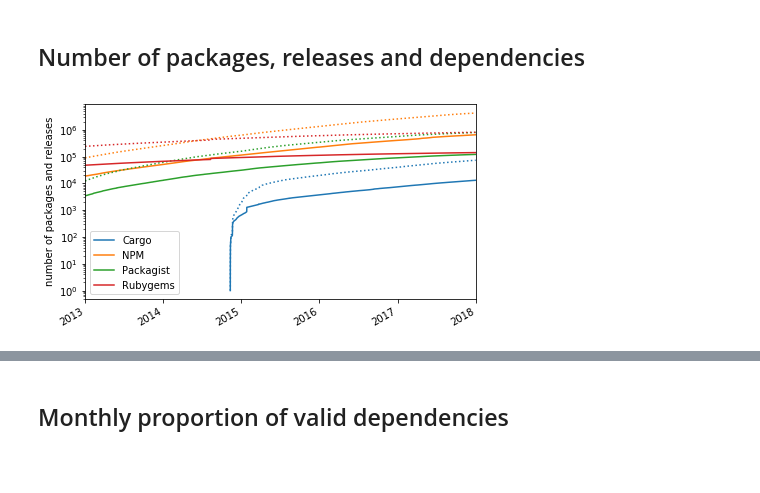
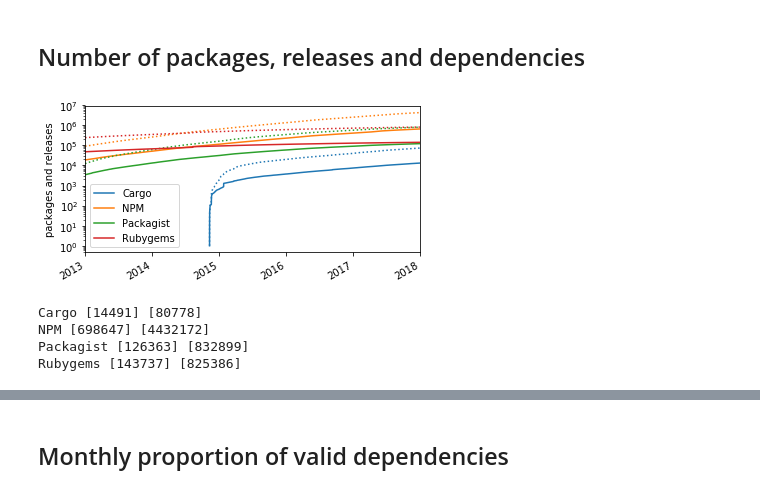
Before and after one commit to AlexandreDecan/secos-constraints, a Jupyter notebook: notebooks/Constraint analysis.ipynb, the cells around one changed output, grey strips where cells are left out. Saved outputs shown, nothing was run; the diff lists cells and outputs as text; code cells hidden in the pictures; blank space fills up the shorter version.

```diff
--- a/notebooks/Constraint analysis.ipynb
+++ b/notebooks/Constraint analysis.ipynb
@@ -9,7 +9,7 @@ import lifelines
 
 from lifelines.statistics import logrank_test
 # %%
-FIG_SIZE = (7, 4)
+FIG_SIZE = (6, 3)
 FIG_SIZE_WIDE = (14, 3)
 FIGURE_PATH = '../figures'
 ECOSYSTEMS = ['Cargo', 'NPM', 'Packagist', 'Rubygems']
@@ -33,8 +33,8 @@ def _savefig(fig, name):
     )
 
 # Disable figure export
-savefig = lambda x, y: None
-#savefig = _savefig
+SAVEFIG = True
+savefig = _savefig if SAVEFIG else lambda x, y: None
 # %% [markdown]
 ## Load data
 # %%
@@ -154,41 +154,51 @@ Done!
 ## Number of packages, releases and dependencies
 # %%
 fig, ax = matplotlib.pyplot.subplots()
+
+data = dict()
 
 for ecosystem in ECOSYSTEMS:
     df_tmp = (
         df_versions[ecosystem]
         .set_index('date')
         .sort_index()
     )
 
-    (
+    data[ecosystem] = (
         df_tmp
         .drop_duplicates(['package'], keep='first')
         .assign(**{ecosystem: 1})
         [[ecosystem]]
         .cumsum()
-        .plot(ax=ax, color=COLORS[ecosystem])
-    )
-
-    (
+        ,
         df_tmp
         .assign(**{ecosystem: 1})
         [[ecosystem]]
         .cumsum()
-        .plot(ax=ax, legend=False, style=':', color=COLORS[ecosystem])
     )
+
+    data[ecosystem][0].plot(ax=ax, color=COLORS[ecosystem])
+    data[ecosystem][1].plot(ax=ax, legend=False, style=':', color=COLORS[ecosystem])
+
 
 ax.set(
     xlabel='',
     xlim=DATE_RANGE,
-    ylabel='number of packages and releases',
+    ylabel='packages and releases',
     yscale='log',
 )
 
 savefig(fig, 'overview_number_packages_releases')
 # %% [output]
-[figure, old version]
+[figure, new version]
+# %%
+for ecosystem in ECOSYSTEMS:
+    print(ecosystem, data[ecosystem][0].max().values, data[ecosystem][1].max().values)
+# %% [output]
+Cargo [14491] [80778]
+NPM [698647] [4432172]
+Packagist [126363] [832899]
+Rubygems [143737] [825386]
 # %%
 fig, ax = matplotlib.pyplot.subplots()
 
```
Also changed, not shown: parts of 12 cells of this notebook, 1 other file.
